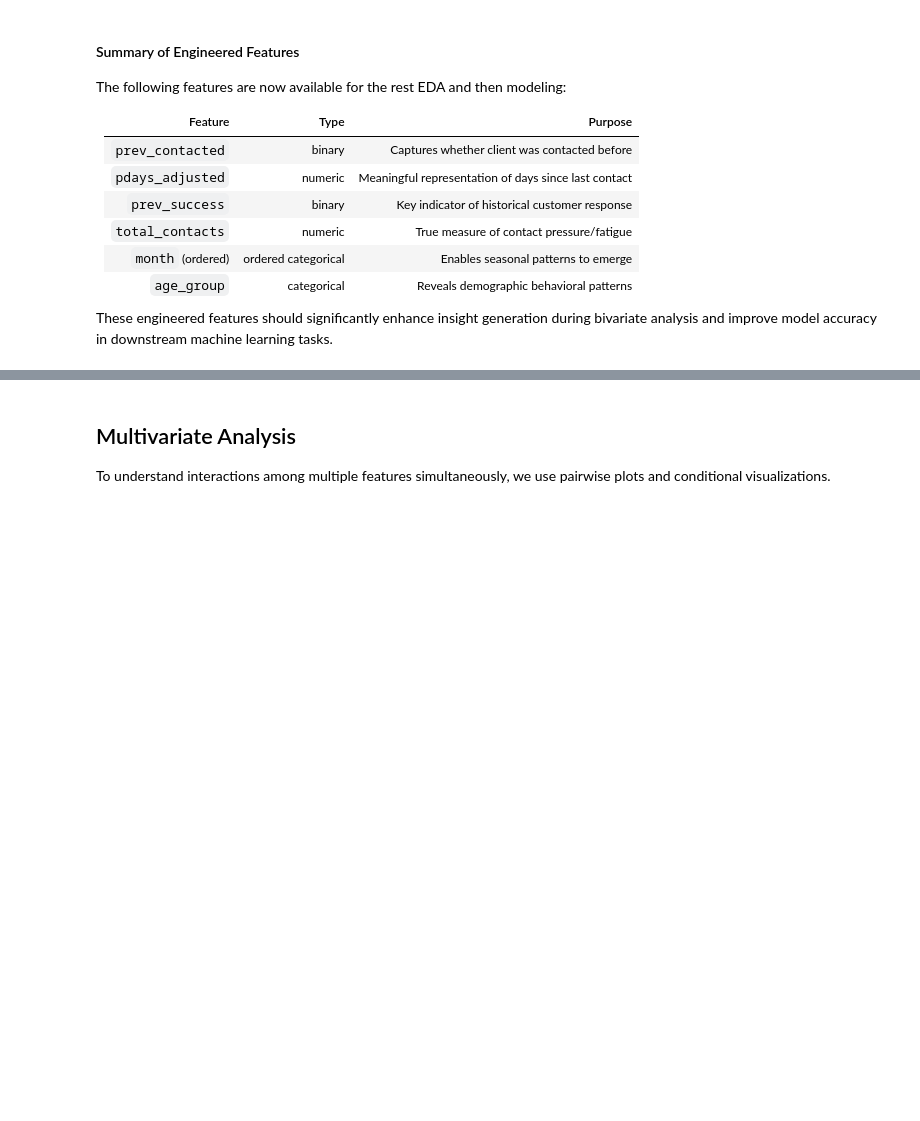
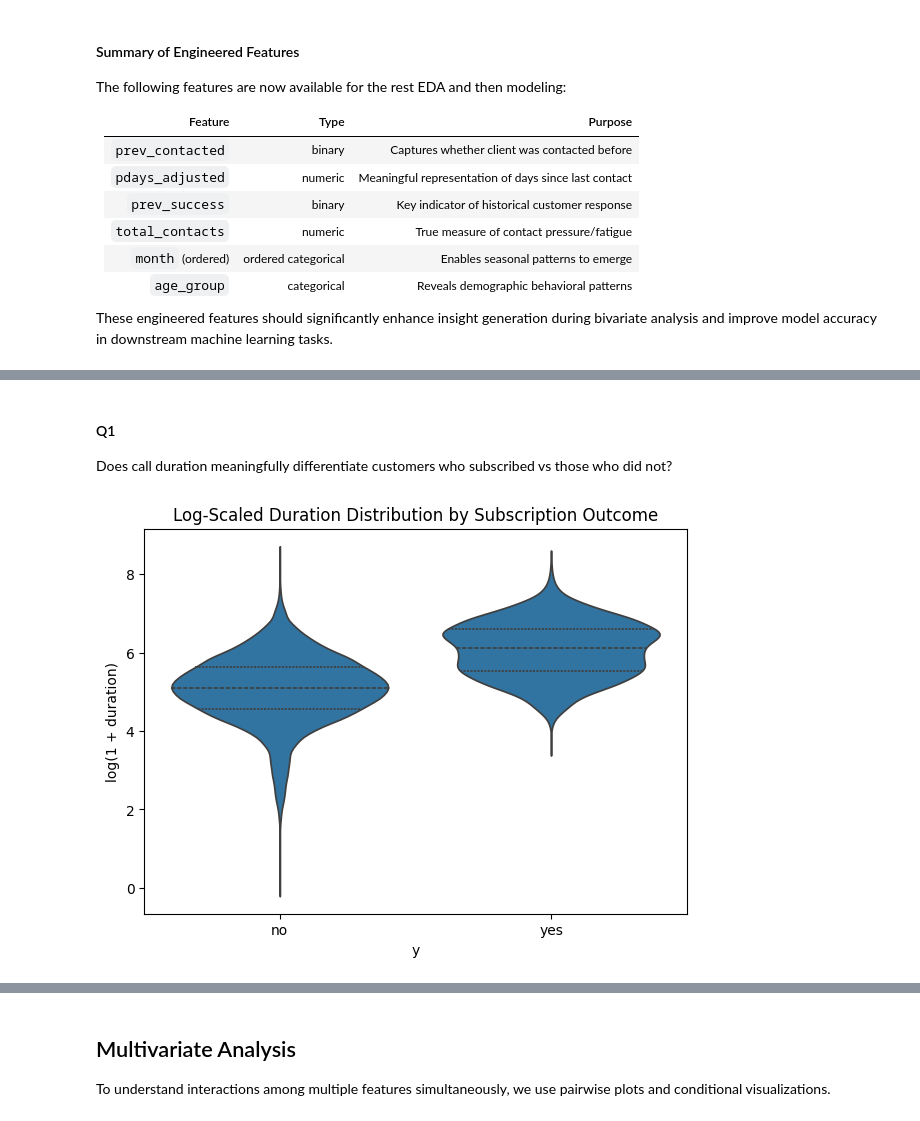
Before and after one commit to abduladebogun/Bank_Telemarketing_Campaigns_EDSB_Group_29, a Jupyter notebook: app.ipynb, the cells around one changed output, grey strips where cells are left out. Cells and saved outputs as stored; diff of their text form; code cells hidden in the pictures; blank space fills up the shorter version.

```diff
--- a/app.ipynb
+++ b/app.ipynb
@@ -1067,0 +1081,17 @@ These engineered features should significantly enhance insight generation during
+# %% [markdown]
+#### Q1
+Does call duration meaningfully differentiate customers who subscribed vs those who did not?
+# %%
+
+plt.figure(figsize=(7,5))
+sns.violinplot(
+    x="y",
+    y=np.log1p(df_clean["duration"]),
+    data=df_clean,
+    inner="quartile"
+)
+plt.title("Log-Scaled Duration Distribution by Subscription Outcome")
+plt.ylabel("log(1 + duration)")
+plt.show()
+# %% [output]
+[figure, added]
```
Also changed, not shown: parts of 34 cells of this notebook.
